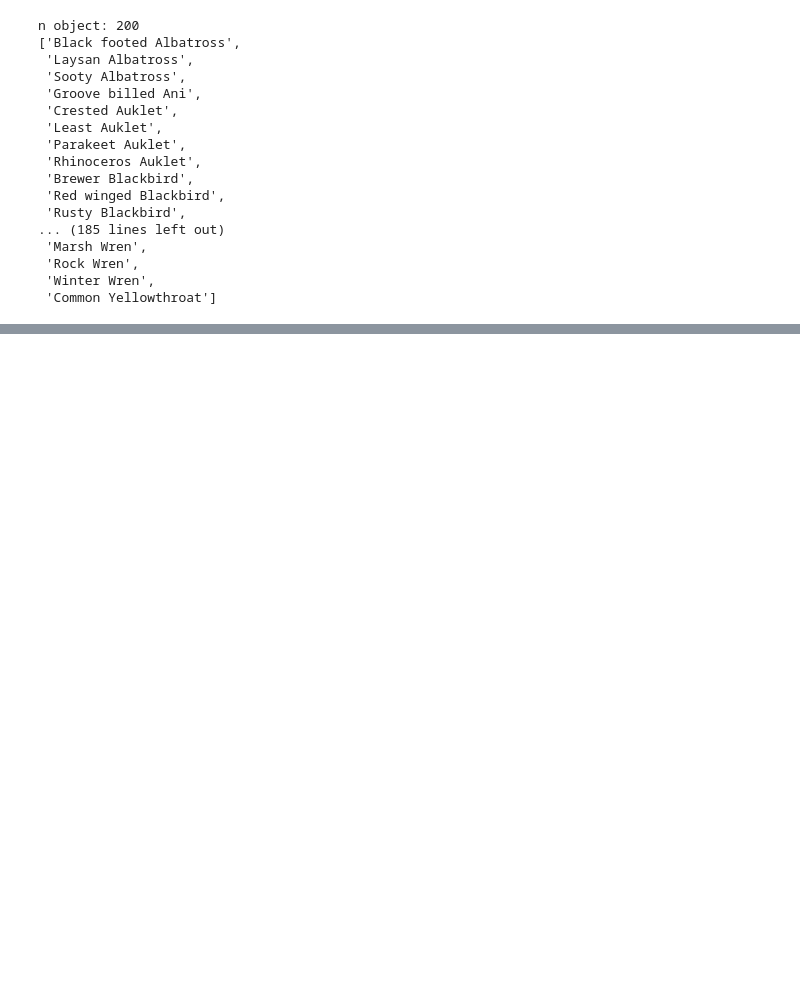
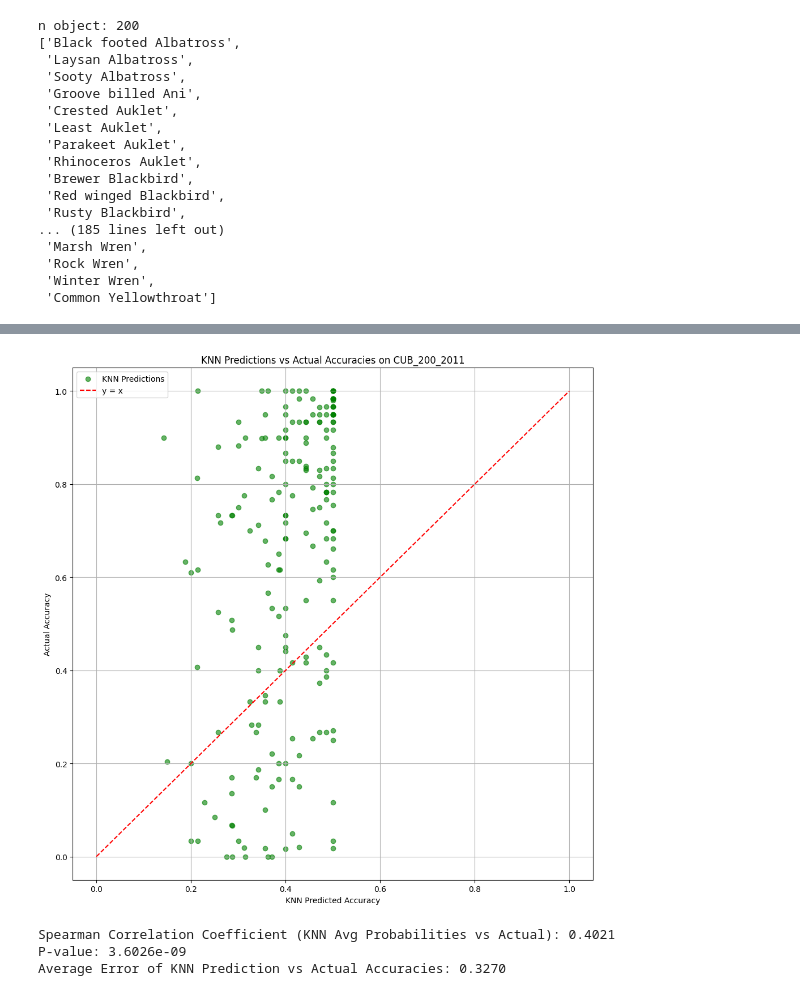
Before and after one commit to ywugwu/ms-thesis, a Jupyter notebook: q4_text_prior.ipynb, the cells around one changed output, grey strips where cells are left out. Cells and saved outputs as stored; diff of their text form; code cells hidden in the pictures; blank space fills up the shorter version.

```diff
--- a/q4_text_prior.ipynb
+++ b/q4_text_prior.ipynb
@@ -664,3 +665,70 @@ Average Error of KNN Prediction vs Actual Accuracies: 0.2056
+# %%
+# %%
+# =========================
+# Plot KNN Average Probabilities vs. Actual Accuracies
+# =========================
+
+import matplotlib.pyplot as plt
+from scipy.stats import spearmanr
+import numpy as np
+
+# Filter labels that have both actual accuracies and KNN average probabilities
+filtered_labels_knn = [
+    label for label in n_classes
+    if real_per_class_accuracy.get(label) is not None and knn_per_class_probabilities.get(label) is not None
+]
+
+# Extract accuracies and average probabilities
+actual_accuracies_knn = [real_per_class_accuracy[label] for label in filtered_labels_knn]
+knn_avg_probabilities = [knn_per_class_probabilities[label] for label in filtered_labels_knn]
+
+# Plot KNN average probabilities vs actual accuracies
+plt.figure(figsize=(10, 10))
+plt.scatter(knn_avg_probabilities, actual_accuracies_knn, color='green', alpha=0.6, label='KNN Predictions')
+plt.plot([0, 1], [0, 1], 'r--', label='y = x')  # Reference line
+
+# Define thresholds for high KNN predicted accuracy and low actual accuracy
+HIGH_KNN_THRESHOLD = 0.7  # Adjust as needed
+LOW_ACTUAL_THRESHOLD = 0.2  # Adjust as needed
+
+# Identify classes that meet both conditions
+problematic_classes = [
+    label for label in filtered_labels_knn
+    if knn_per_class_probabilities[label] >= HIGH_KNN_THRESHOLD and real_per_class_accuracy[label] <= LOW_ACTUAL_THRESHOLD
+]
+
+# Annotate these classes on the plot
+for label in problematic_classes:
+    knn_prob = knn_per_class_probabilities[label]
+    actual_acc = real_per_class_accuracy[label]
+    plt.text(knn_prob, actual_acc, label, fontsize=9, ha='right', va='bottom',
+             color='red', weight='bold')
+
+plt.xlabel('KNN Predicted Accuracy')
+plt.ylabel('Actual Accuracy')
+plt.title(f'KNN Predictions vs Actual Accuracies on {DATASET_NAME}')
+plt.legend()
+plt.grid(True)
+plt.tight_layout()
+plt.show()
+
+# Compute Spearman correlation
+spearman_corr_knn, p_value_knn = spearmanr(knn_avg_probabilities, actual_accuracies_knn)
+print(f"\nSpearman Correlation Coefficient (KNN Avg Probabilities vs Actual): {spearman_corr_knn:.4f}")
+print(f"P-value: {p_value_knn:.4e}")
+
+# Compute absolute differences between KNN predicted accuracies and actual accuracies
+absolute_errors = np.abs(np.array(knn_avg_probabilities) - np.array(actual_accuracies_knn))
+
+# Compute the average error
+average_error = np.mean(absolute_errors)
+
+print(f"Average Error of KNN Prediction vs Actual Accuracies: {average_error:.4f}")
+# %% [output]
+[figure, added]
+Spearman Correlation Coefficient (KNN Avg Probabilities vs Actual): 0.4021
+P-value: 3.6026e-09
+Average Error of KNN Prediction vs Actual Accuracies: 0.3270
 # %%
 # cub corr. 0.5212/ 0.5530 / 0.5966 new prompt 32 /
 # stanford dogs corr. 0.42 / 0.4391 / 0.4433 new prompt 32 /
```
Also changed, not shown: parts of 12 cells of this notebook, 10 other files.
